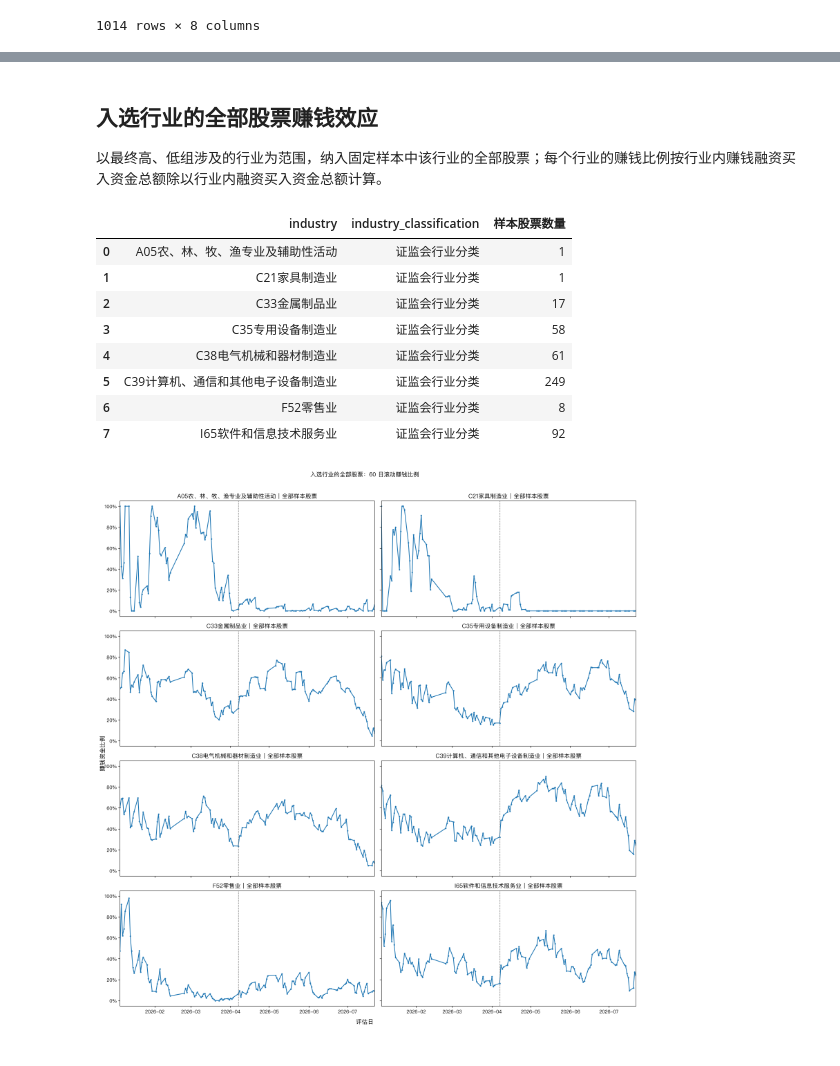
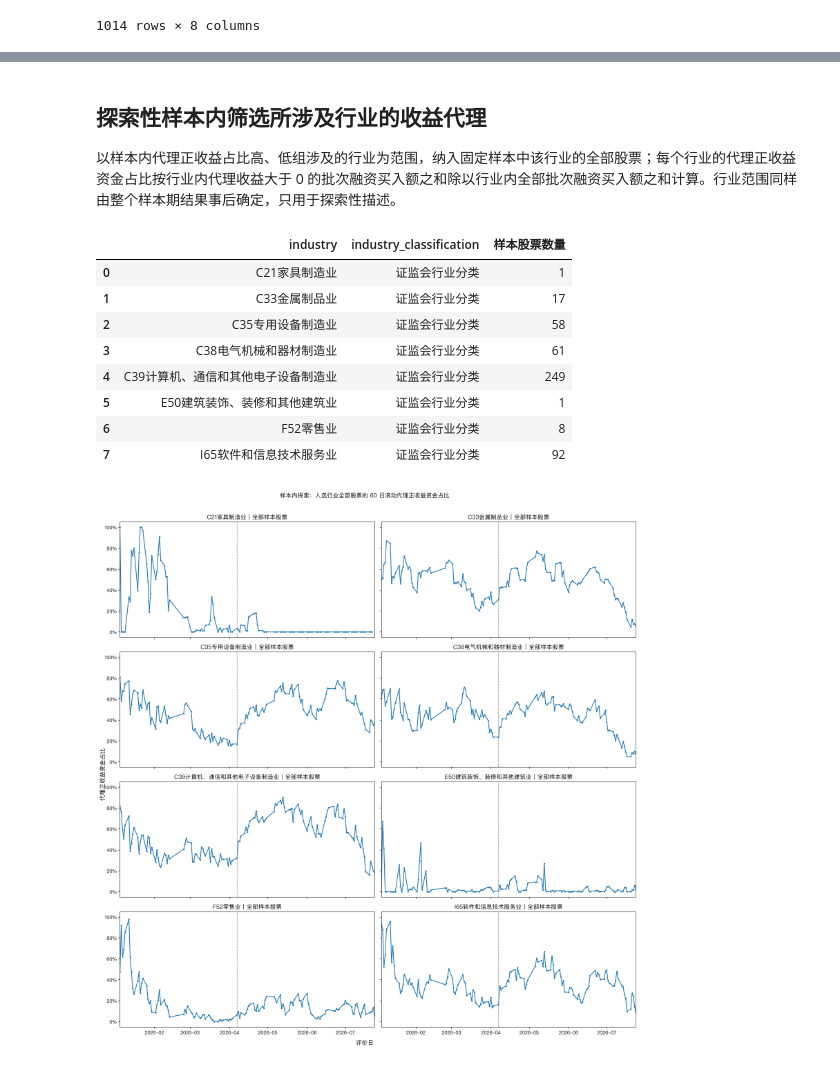
Before and after one commit to zyye00/mme, a Jupyter notebook: notebooks/margin_profitability.ipynb, the cells around one changed output, grey strips where cells are left out. Cells and saved outputs as stored; diff of their text form; code cells hidden in the pictures.

```diff
--- a/notebooks/margin_profitability.ipynb
+++ b/notebooks/margin_profitability.ipynb
@@ -362,9 +405,9 @@ ax.plot(rolling_overall.evaluation_date, rolling_overall.rolling_profit_ratio, c
 ax.axvline(full_window_start, color='tab:gray', ls='--', label='完整 60 日窗口开始')
 ax.yaxis.set_major_formatter(PercentFormatter(1))
 ax.set_xlim(rolling_overall.evaluation_date.min(), rolling_overall.evaluation_date.max())
-ax.set_title('固定样本整体 60 日滚动赚钱比例')
-ax.set_xlabel('评估日')
-ax.set_ylabel('赚钱资金比例')
+ax.set_title('固定样本整体 60 日滚动代理正收益资金占比')
+ax.set_xlabel('评价日')
+ax.set_ylabel('代理正收益资金占比')
 ax.legend()
 plt.tight_layout()
 plt.show()
@@ -372,7 +415,7 @@ plt.show()
 selected_high = selection.loc[selection.selected_group.eq('high')].nlargest(10, 'mean_profit_ratio').reset_index(drop=True)
 selected_low = selection.loc[selection.selected_group.eq('low')].nsmallest(10, 'mean_profit_ratio').reset_index(drop=True)
 fig, axes = plt.subplots(10, 2, figsize=(16, 30), sharex=True, sharey=True)
-for row_index, (group, title, selected) in enumerate([('high', '高赚钱组', selected_high), ('low', '低赚钱组', selected_low)]):
+for row_index, (group, title, selected) in enumerate([('high', '代理正收益占比高组', selected_high), ('low', '代理正收益占比低组', selected_low)]):
     for panel_index, security in enumerate(selected.itertuples(index=False)):
         ax = axes[panel_index, row_index]
         series = rolling_security.loc[
@@ -383,9 +426,9 @@ for row_index, (group, title, selected) in enumerate([('high', '高赚钱组', s
         ax.yaxis.set_major_formatter(PercentFormatter(1))
         ax.set_title(f'{title}｜{security.security_name} ({security.security_code})｜{security.industry}')
         ax.set_xlim(rolling_overall.evaluation_date.min(), rolling_overall.evaluation_date.max())
-fig.suptitle('高、低赚钱组：60 日滚动赚钱比例', y=1.01)
-fig.supxlabel('评估日')
-fig.supylabel('赚钱资金比例')
+fig.suptitle('样本内探索：代理正收益占比高、低组的 60 日滚动资金占比', y=1.01)
+fig.supxlabel('评价日')
+fig.supylabel('代理正收益资金占比')
 plt.tight_layout()
 plt.show()
 # %% [output]
@@ -394,43 +437,43 @@ plt.show()
 # %% [markdown]
-## 入选行业的全部股票赚钱效应
+## 探索性样本内筛选所涉及行业的收益代理
 
-以最终高、低组涉及的行业为范围，纳入固定样本中该行业的全部股票；每个行业的赚钱比例按行业内赚钱融资买入资金总额除以行业内融资买入资金总额计算。
+以样本内代理正收益占比高、低组涉及的行业为范围，纳入固定样本中该行业的全部股票；每个行业的代理正收益资金占比按行业内代理收益大于 0 的批次融资买入额之和除以行业内全部批次融资买入额之和计算。行业范围同样由整个样本期结果事后确定，只用于探索性描述。
 # %%
 industry_rolling, industry_scope, industry_summary = calculate_rolling_industry_profitability(
     rolling_security, selection, security_metadata
 )
 industry_rolling.to_parquet(DERIVED / 'rolling_profitability_by_industry.parquet', index=False)
 display(industry_summary)
 
 ncols = 2
 nrows = (len(industry_scope) + ncols - 1) // ncols
 fig, axes = plt.subplots(nrows, ncols, figsize=(16, 4 * nrows), sharex=True, sharey=True)
 axes = axes.ravel()
 for axis, industry in zip(axes, industry_scope.itertuples(index=False), strict=False):
     series = industry_rolling.loc[
         industry_rolling.industry.eq(industry.industry)
         & industry_rolling.industry_classification.eq(industry.industry_classification)
     ]
     axis.plot(series.evaluation_date, series.rolling_profit_ratio, marker='o', markersize=2)
     axis.axvline(full_window_start, color='tab:gray', ls='--', linewidth=1)
     axis.yaxis.set_major_formatter(PercentFormatter(1))
     axis.set_xlim(rolling_overall.evaluation_date.min(), rolling_overall.evaluation_date.max())
     axis.set_title(f'{industry.industry}｜全部样本股票')
 for axis in axes[len(industry_scope):]:
     axis.set_visible(False)
-fig.suptitle('入选行业的全部股票：60 日滚动赚钱比例', y=1.01)
-fig.supxlabel('评估日')
-fig.supylabel('赚钱资金比例')
+fig.suptitle('样本内探索：入选行业全部股票的 60 日滚动代理正收益资金占比', y=1.01)
+fig.supxlabel('评价日')
+fig.supylabel('代理正收益资金占比')
 plt.tight_layout()
 plt.show()
 # %% [output]
 |  | industry | industry_classification | 样本股票数量 |
-| 0 | A05农、林、牧、渔专业及辅助性活动 | 证监会行业分类 | 1 |
-| 1 | C21家具制造业 | 证监会行业分类 | 1 |
-| 2 | C33金属制品业 | 证监会行业分类 | 17 |
-| 3 | C35专用设备制造业 | 证监会行业分类 | 58 |
-| 4 | C38电气机械和器材制造业 | 证监会行业分类 | 61 |
-| 5 | C39计算机、通信和其他电子设备制造业 | 证监会行业分类 | 249 |
+| 0 | C21家具制造业 | 证监会行业分类 | 1 |
+| 1 | C33金属制品业 | 证监会行业分类 | 17 |
+| 2 | C35专用设备制造业 | 证监会行业分类 | 58 |
+| 3 | C38电气机械和器材制造业 | 证监会行业分类 | 61 |
+| 4 | C39计算机、通信和其他电子设备制造业 | 证监会行业分类 | 249 |
+| 5 | E50建筑装饰、装修和其他建筑业 | 证监会行业分类 | 1 |
 | 6 | F52零售业 | 证监会行业分类 | 8 |
 | 7 | I65软件和信息技术服务业 | 证监会行业分类 | 92 |
-[figure, old version]
+[figure, new version]
```
Also changed, not shown: parts of 9 cells of this notebook, 18 other files.
